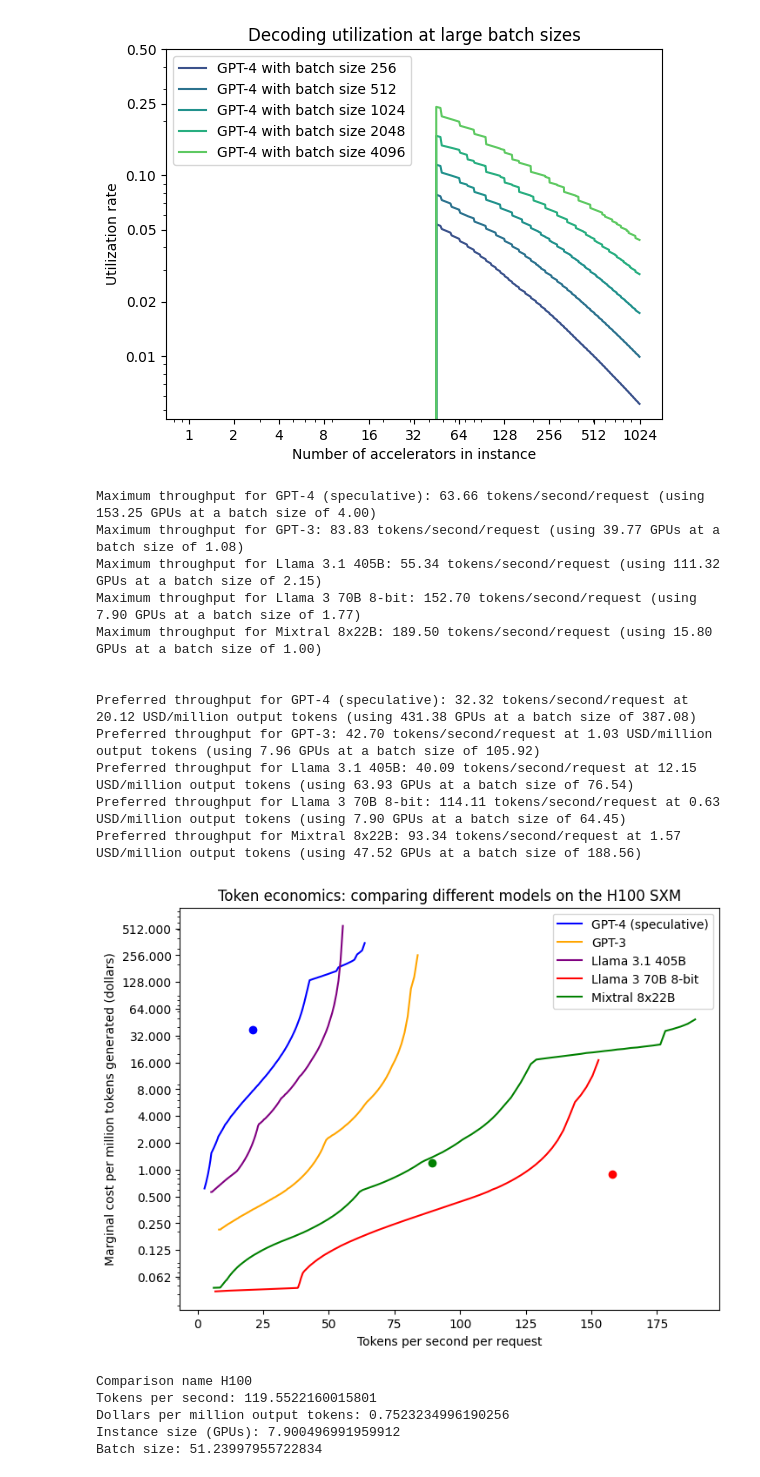
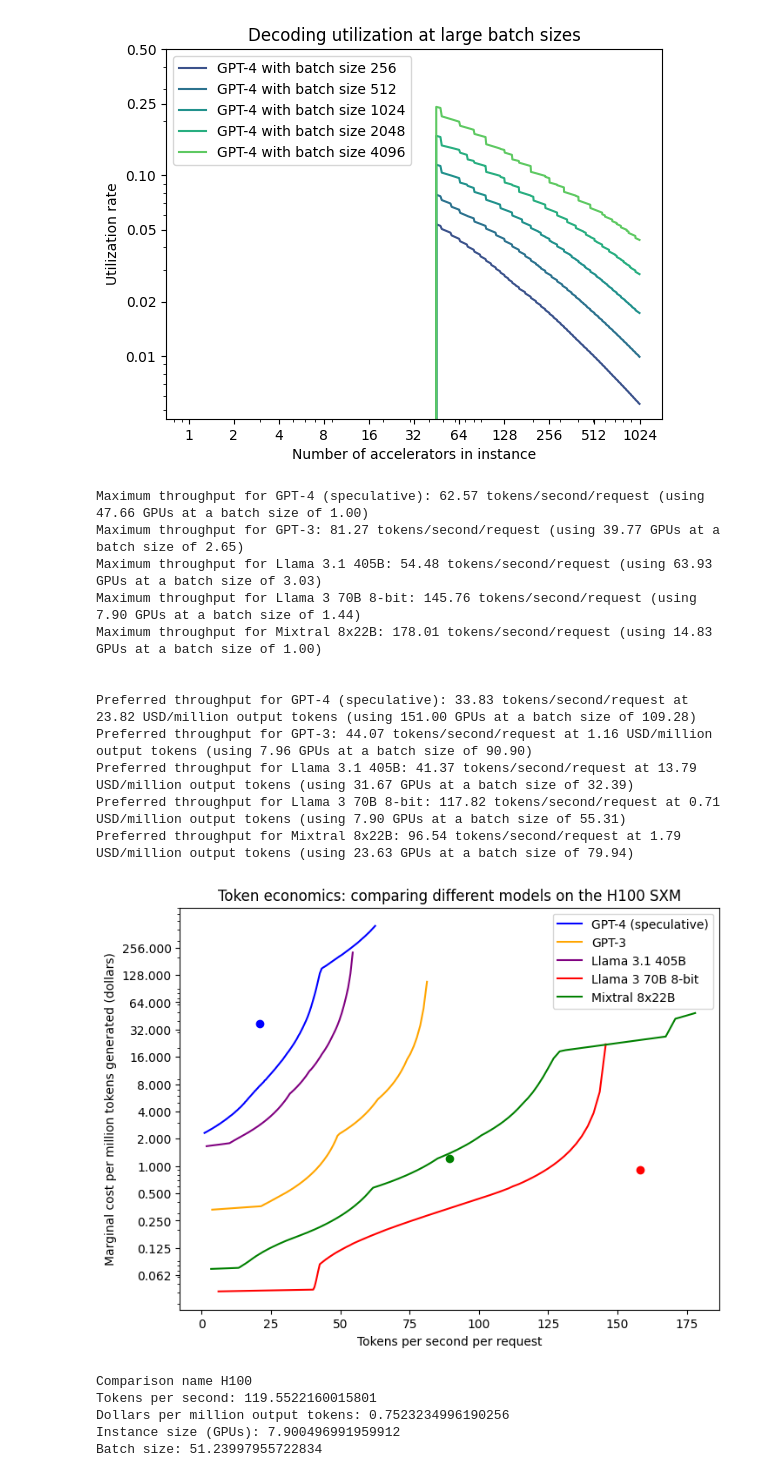
Before and after one commit to YafahEdelman/inference-economics, a Jupyter notebook: inference_economics_notebook.ipynb, the cells around one changed output. Cells and saved outputs as stored; diff of their text form; code cells hidden in the pictures.

```diff
--- a/inference_economics_notebook.ipynb
+++ b/inference_economics_notebook.ipynb
@@ -599,8 +599,8 @@ def final_token_latency_seconds(N_GPU, model: Model, gpu: GPU, batch_size, input
 
    return result
 
-#token_latency_seconds_default = token_latency_seconds_as_presented_in_paper
-token_latency_seconds_default = final_token_latency_seconds
+token_latency_seconds_default = token_latency_seconds_as_presented_in_paper
+#token_latency_seconds_default = final_token_latency_seconds
 
 def spec_dec_token_latency_seconds(N_GPU, model: Model, approx_model: Model, gpu: GPU, batch_size, acceptance_prob, gamma_max, input_len=0):
    final_latency = token_latency_seconds_default(N_GPU, model, gpu, batch_size, input_len)
@@ -801,7 +801,7 @@ def pareto_fronts(comparison_list: list[TokenEconSettings], token_latency_second
   return token_economics_results
 # %%
 def user_preference_intensity(tokens_per_second_per_request: float, price_per_million_tokens: float):
-   return tokens_per_second_per_request**3.5 / price_per_million_tokens
+   return tokens_per_second_per_request**4 / price_per_million_tokens
 
 def preference_maximizing_settings(comparison, token_economics_results):
   results = dict()
@@ -844,44 +844,44 @@ for (comparison_setting, (x_coords, y_coords, gpu_counts, batch_sizes)) in zip(c
     plt.scatter(x_l, y_l, color=comparison_setting.color)
 
   opt_index = np.argmax(x_coords)
   print("Maximum throughput for %s: %.2f tokens/second/request (using %.2f GPUs at a batch size of %.2f)" % (comparison_setting.name, x_coords[opt_index], \
                                                                                                              gpu_counts[opt_index], batch_sizes[opt_index]))
 print("\n")
 
 preference_max_results = preference_maximizing_settings(current_comparison, token_economics_results)
 for setting_name in preference_max_results:
   results_dict = preference_max_results[setting_name]
   print("Preferred throughput for %s: %.2f tokens/second/request at %.2f USD/million output tokens (using %.2f GPUs at a batch size of %.2f)" % (setting_name, results_dict["tokens_per_second_per_request"], \
                                                                                                                                                  results_dict["price_dollars_per_million_tokens"], \
                                                                                                                                                  results_dict["gpus_per_instance"], \
                                                                                                                                                  results_dict["batch_size"]))
 
 plt.xlabel("Tokens per second per request")
 plt.ylabel("Marginal cost per million tokens generated (dollars)")
 
 plt.yscale("log")
 plt.gca().set_yticks([tick for tick in np.logspace(start=-10, stop=10, num=21, base=2) if tick <= max_y and tick >= min_y])
 plt.gca().get_yaxis().set_major_formatter(plt.FuncFormatter(lambda y, _: '%.3f' % y))
 
 plt.title("Token economics: comparing different models on the H100 SXM")
 plt.legend()
 
 plt.savefig("token_economics_main_comparison.pdf")
 plt.show()
 # %% [output]
-Maximum throughput for GPT-4 (speculative): 63.66 tokens/second/request (using 153.25 GPUs at a batch size of 4.00)
-Maximum throughput for GPT-3: 83.83 tokens/second/request (using 39.77 GPUs at a batch size of 1.08)
-Maximum throughput for Llama 3.1 405B: 55.34 tokens/second/request (using 111.32 GPUs at a batch size of 2.15)
-Maximum throughput for Llama 3 70B 8-bit: 152.70 tokens/second/request (using 7.90 GPUs at a batch size of 1.77)
-Maximum throughput for Mixtral 8x22B: 189.50 tokens/second/request (using 15.80 GPUs at a batch size of 1.00)
+Maximum throughput for GPT-4 (speculative): 62.57 tokens/second/request (using 47.66 GPUs at a batch size of 1.00)
+Maximum throughput for GPT-3: 81.27 tokens/second/request (using 39.77 GPUs at a batch size of 2.65)
+Maximum throughput for Llama 3.1 405B: 54.48 tokens/second/request (using 63.93 GPUs at a batch size of 3.03)
+Maximum throughput for Llama 3 70B 8-bit: 145.76 tokens/second/request (using 7.90 GPUs at a batch size of 1.44)
+Maximum throughput for Mixtral 8x22B: 178.01 tokens/second/request (using 14.83 GPUs at a batch size of 1.00)
 
 
-Preferred throughput for GPT-4 (speculative): 32.32 tokens/second/request at 20.12 USD/million output tokens (using 431.38 GPUs at a batch size of 387.08)
-Preferred throughput for GPT-3: 42.70 tokens/second/request at 1.03 USD/million output tokens (using 7.96 GPUs at a batch size of 105.92)
-Preferred throughput for Llama 3.1 405B: 40.09 tokens/second/request at 12.15 USD/million output tokens (using 63.93 GPUs at a batch size of 76.54)
-Preferred throughput for Llama 3 70B 8-bit: 114.11 tokens/second/request at 0.63 USD/million output tokens (using 7.90 GPUs at a batch size of 64.45)
-Preferred throughput for Mixtral 8x22B: 93.34 tokens/second/request at 1.57 USD/million output tokens (using 47.52 GPUs at a batch size of 188.56)
+Preferred throughput for GPT-4 (speculative): 33.83 tokens/second/request at 23.82 USD/million output tokens (using 151.00 GPUs at a batch size of 109.28)
+Preferred throughput for GPT-3: 44.07 tokens/second/request at 1.16 USD/million output tokens (using 7.96 GPUs at a batch size of 90.90)
+Preferred throughput for Llama 3.1 405B: 41.37 tokens/second/request at 13.79 USD/million output tokens (using 31.67 GPUs at a batch size of 32.39)
+Preferred throughput for Llama 3 70B 8-bit: 117.82 tokens/second/request at 0.71 USD/million output tokens (using 7.90 GPUs at a batch size of 55.31)
+Preferred throughput for Mixtral 8x22B: 96.54 tokens/second/request at 1.79 USD/million output tokens (using 23.63 GPUs at a batch size of 79.94)
-[figure, old version]
+[figure, new version]
 # %%
 comp_index = 0
 i = np.argmin([abs(x-120) for x in token_economics_results[comp_index][0]])
```
